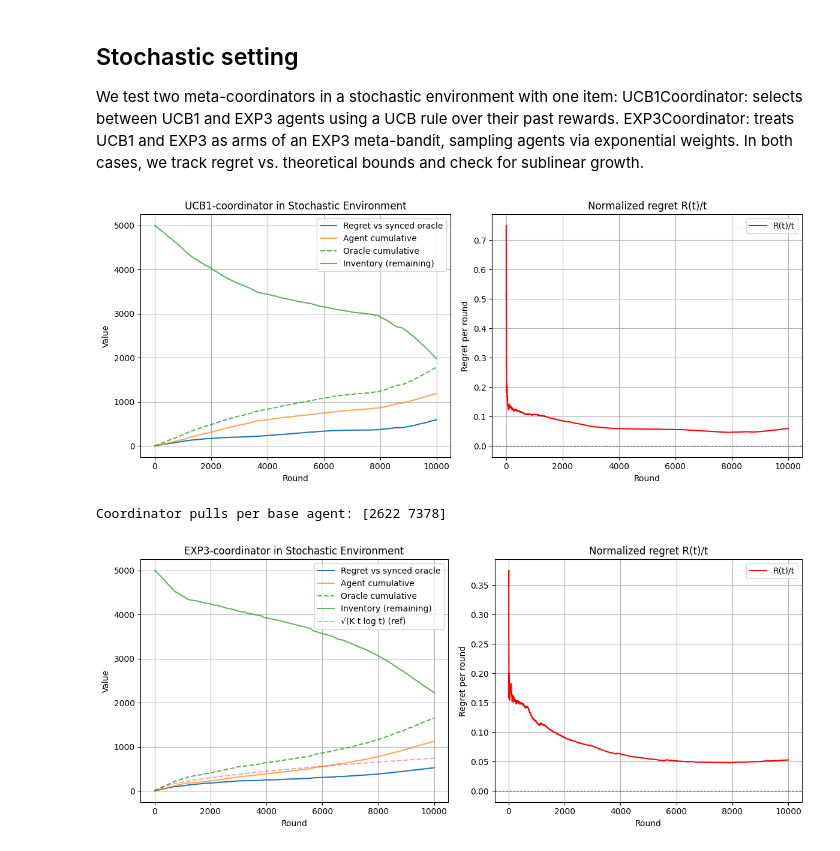
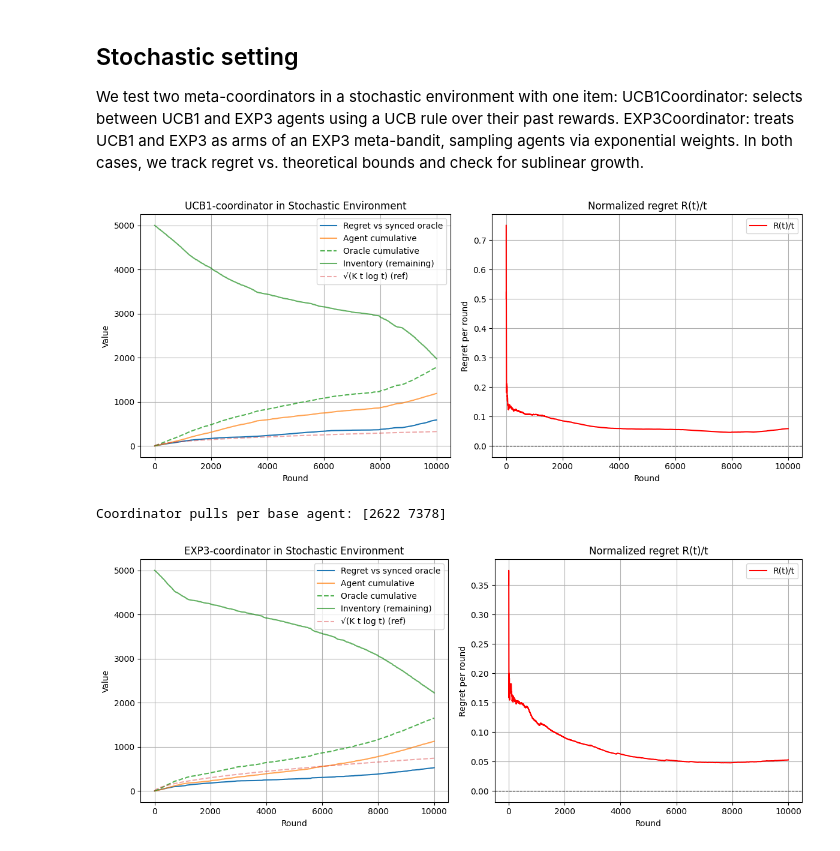
Before and after one commit to alessandrom10/Online_Learning_Applications_Project, a Jupyter notebook: Delivery/Req_3.ipynb, the cells around one changed output. Saved outputs shown, nothing was run; the diff lists cells and outputs as text; code cells hidden in the pictures.

```diff
--- a/Delivery/Req_3.ipynb
+++ b/Delivery/Req_3.ipynb
@@ -610,7 +590,7 @@ class PrefixOracleTracker:
 T = 10_000
 B0 = int(T / 2)
 B  = B0
-N = 1
+N = 5
 
 np.random.seed(0)
 
@@ -670,7 +650,7 @@ plt.subplot(1,2,1)
 plt.plot(t_values, regret_curve, label='Synced-oracle regret')
 plt.plot(t_values, agent_cum_series, label='Agent cumulative', alpha=0.6)
 plt.plot(t_values, oracle_cum_series, label='Oracle cumulative', linestyle='--', alpha=0.8)
-plt.xlabel('Round'); plt.ylabel('Scaled value'); plt.title('Budgeted pricing')
+plt.xlabel('Round'); plt.ylabel('Scaled value'); plt.title('Budgeted pricing — per-round debug (synced budgets)')
 plt.legend(); plt.grid(True);
 
 
@@ -690,7 +670,7 @@ plt.show()
 T = 10_000
 B0 = int(T/2)
 B  = B0
-N = 1
+N = 5
 
 np.random.seed(0)
 
@@ -747,7 +727,7 @@ plt.subplot(1,2,1)
 plt.plot(t_values, regret_curve, label='Synced-oracle regret')
 plt.plot(t_values, agent_cum_series, label='Agent cumulative', alpha=0.6)
 plt.plot(t_values, oracle_cum_series, label='Oracle cumulative', linestyle='--', alpha=0.8)
-plt.xlabel('Round'); plt.ylabel('Scaled value'); plt.title('Budgeted pricing')
+plt.xlabel('Round'); plt.ylabel('Scaled value'); plt.title('Budgeted pricing — per-round debug (synced budgets)')
 plt.legend(); plt.grid(True);
 
 
@@ -990,7 +958,7 @@ agent = EXP3Agent(T=T, N=N)
 env   = StochasticEnvironment(cost=5, var=20, T=T, N=N)
 
 T = 10_000
-N = 1
+N = 5
 B0 = T//2
 np.random.seed(0)
 results = run_agent_vs_oracles(agent, env, T=T, B0=B0, use_dynamic=True)
@@ -1053,10 +1021,9 @@ class DynamicOracleTracker:
         return self.oracle_cum
 # %%
 # EXP3 test in Adversarial Environment
-
 T = 10_000
 B0 = int(T/2); B = B0
-N = 1
+N = 5
 
 np.random.seed(0)
 
@@ -1068,7 +1035,6 @@ log_inventory = np.zeros(T, dtype=int)
 
 dyn_oracle = DynamicOracleTracker(env=env, price_set=agent.price_set, B0=B0, T=T, N=N)
 
-agent_cum = 0.0
 for t in range(T):
     p = agent.pull_arm(B)
     r = env.round(p)
@@ -1081,7 +1047,6 @@ for t in range(T):
     log_inventory[t] = B
     r_sum = float(r.sum())
     rewards[t] = r_sum
-    agent_cum += r_sum
 
     k_t = int(min(B0, B0 - B))
     dyn_oracle.step(t, k_t)
@@ -1096,8 +1061,9 @@ for t in range(T):
     k_t = int(min(B0, agent_used_series[t]))
     oracle_cum_series[t] = dyn_oracle2.step(t, k_t)
 
-regret_curve = oracle_cum_series - agent_cum_series
-regret_ratio = regret_curve / np.maximum(1, t_values)
+regret_curve = (oracle_cum_series - agent_cum_series) / N
+regret_ratio = regret_curve /t_values
+
 
 plt.figure(figsize=(12,5))
 
@@ -1332,20 +1299,12 @@ def compute_regret(env, B0, T, N, rewards, inventory, price_set):
 # %%
 # UCB1 Coordinator test in Stochastic Environment
-
-which = "ucb1"
-
 T = 10_000
 N = 1
 B0 = int(T/2)
+
 np.random.seed(0)
 
-if which.lower() == "ucb1":
-    coord = UCB1Coordinator(T, N)
-    title = "UCB1-coordinator in Stochastic Environment"
-else:
-    coord = EXP3Coordinator(T, N)
-    title = "EXP3-coordinator in Stochastic Environment"
-
+coord = UCB1Coordinator(T, N)
 env = StochasticEnvironment(cost=5, var=20, T=T, N=N)
 
 coord.run(env, B0)
@@ -1354,33 +1313,34 @@ price_set = coord.agents[0].price_set if hasattr(coord.agents[0], "price_set") e
 regret, oracle_cum, agent_cum = compute_regret(
     env=env,
     B0=B0, T=T, N=N,
     rewards=coord.rewards,
     inventory=coord.log_inventory,
     price_set=price_set
 )
 
 K = len(price_set)
 t_values = np.arange(1, T+1)
 bound = np.sqrt(K * np.log(max(2, K)) * t_values)
 
 plt.figure(figsize=(12,5))
 
 plt.subplot(1,2,1)
 plt.plot(t_values, regret, label='Regret vs synced oracle')
 plt.plot(t_values, agent_cum, label='Agent cumulative', alpha=0.7)
 plt.plot(t_values, oracle_cum, label='Oracle cumulative', linestyle='--', alpha=0.8)
 plt.plot(t_values, coord.log_inventory, label='Inventory (remaining)', color='green', alpha=0.6)
-plt.xlabel('Round'); plt.ylabel('Value'); plt.title(title)
+plt.xlabel('Round'); plt.ylabel('Value'); plt.title( "UCB1-coordinator in Stochastic Environment")
+plt.plot(t_values, bound, linestyle="--", alpha=0.4, label="√(K t log t) (ref)")
 plt.legend(); plt.grid(True)
 
 plt.subplot(1,2,2)
 plt.plot(t_values, regret / t_values, label='R(t)/t', color='red')
 plt.axhline(0, color='black', linestyle='--', linewidth=0.8)
 plt.xlabel('Round'); plt.ylabel('Regret per round'); plt.title('Normalized regret R(t)/t')
 plt.legend(); plt.grid(True)
 
 plt.tight_layout(); plt.show()
 print("Coordinator pulls per base agent:", coord.N_pulls.astype(int))
 # %% [output]
-[figure, old version]
+[figure, new version]
 Coordinator pulls per base agent: [2622 7378]
```
Also changed, not shown: parts of 18 cells of this notebook.
